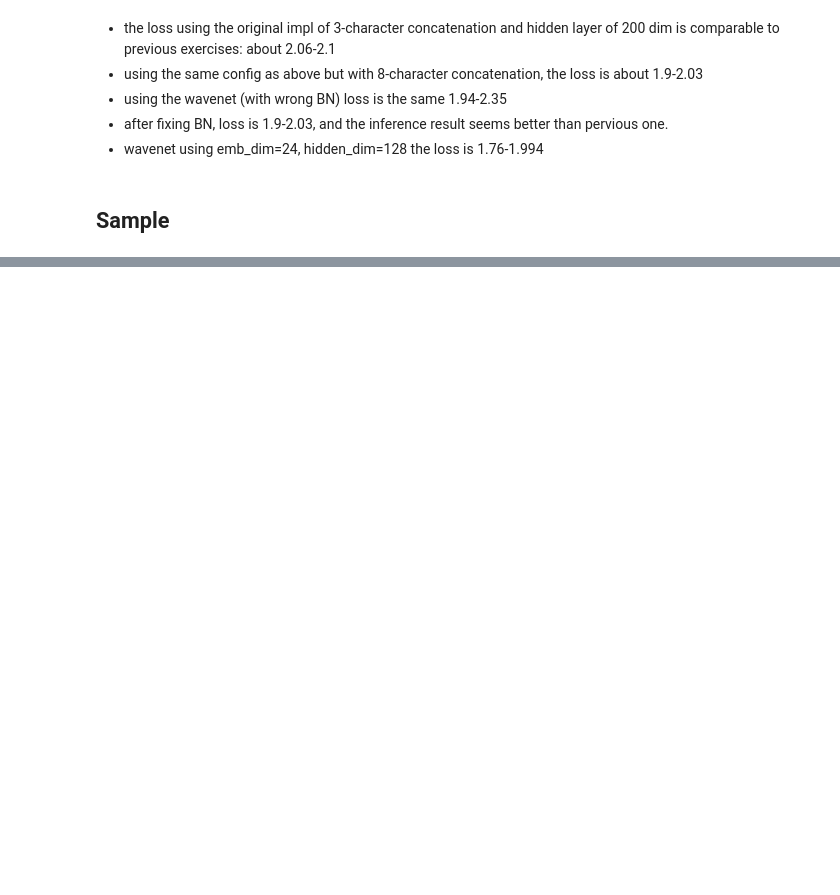
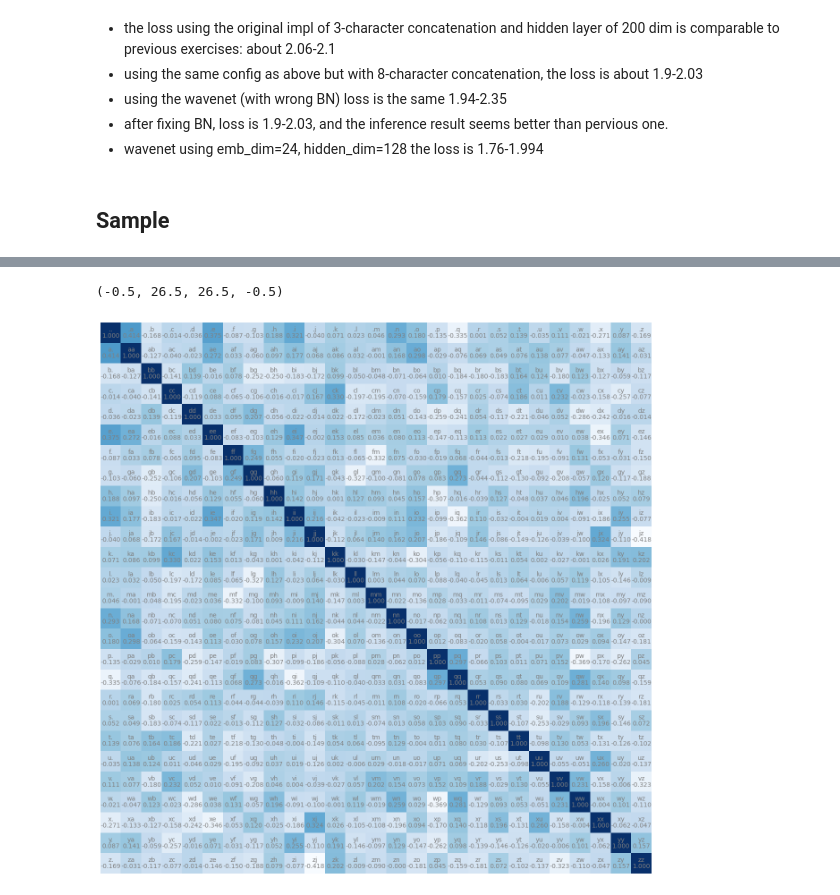
Before and after one commit to romenlaw/NaiveNeuralNetwork, a Jupyter notebook: makemore_wavenet.ipynb, the cells around one changed output, grey strips where cells are left out. Saved outputs shown, nothing was run; the diff lists cells and outputs as text; code cells hidden in the pictures; blank space fills up the shorter version.

```diff
--- a/makemore_wavenet.ipynb
+++ b/makemore_wavenet.ipynb
@@ -496,0 +519,18 @@ manaswa.
+# %%
+N = torch.zeros((vocab_size, vocab_size), dtype=torch.float32)
+cos = torch.nn.CosineSimilarity(dim=0)
+for i in range(vocab_size):
+  for j in range(vocab_size):
+    N[i,j] = cos(C[i], C[j])
+# %%
+plt.figure(figsize=(16,16))
+plt.imshow(N, cmap='Blues')
+for i in range(vocab_size):
+  for j in range(vocab_size):
+    chstr = itos[i] + itos[j]
+    plt.text(j, i, chstr, ha="center", va="bottom", color='gray')
+    plt.text(j, i, "%.3f" % N[i, j].item(), ha="center", va="top", color='gray')
+plt.axis('off')
+# %% [output]
+(-0.5, 26.5, 26.5, -0.5)
+[figure, added]
```
Also changed, not shown: parts of 19 cells of this notebook.
